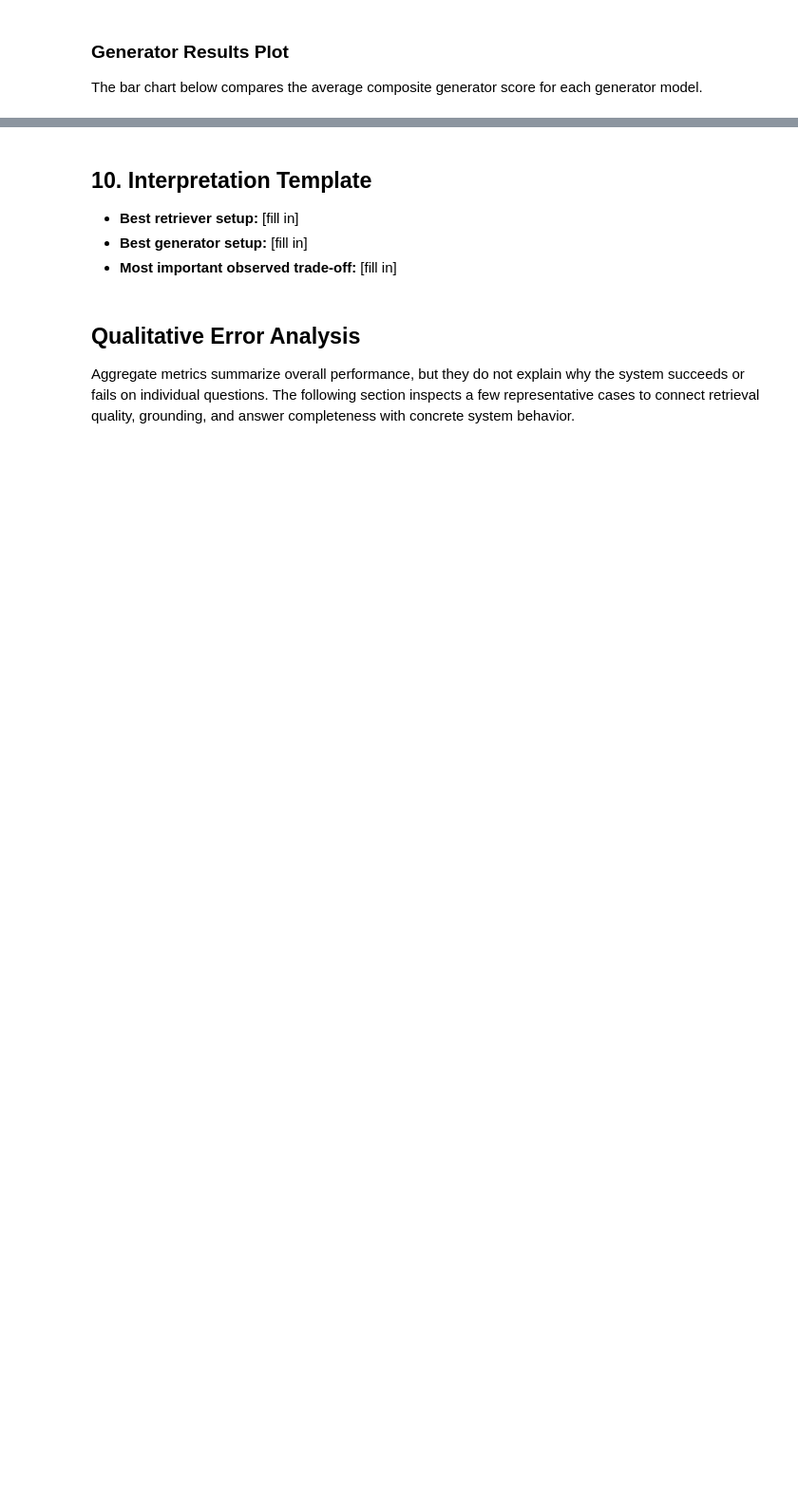
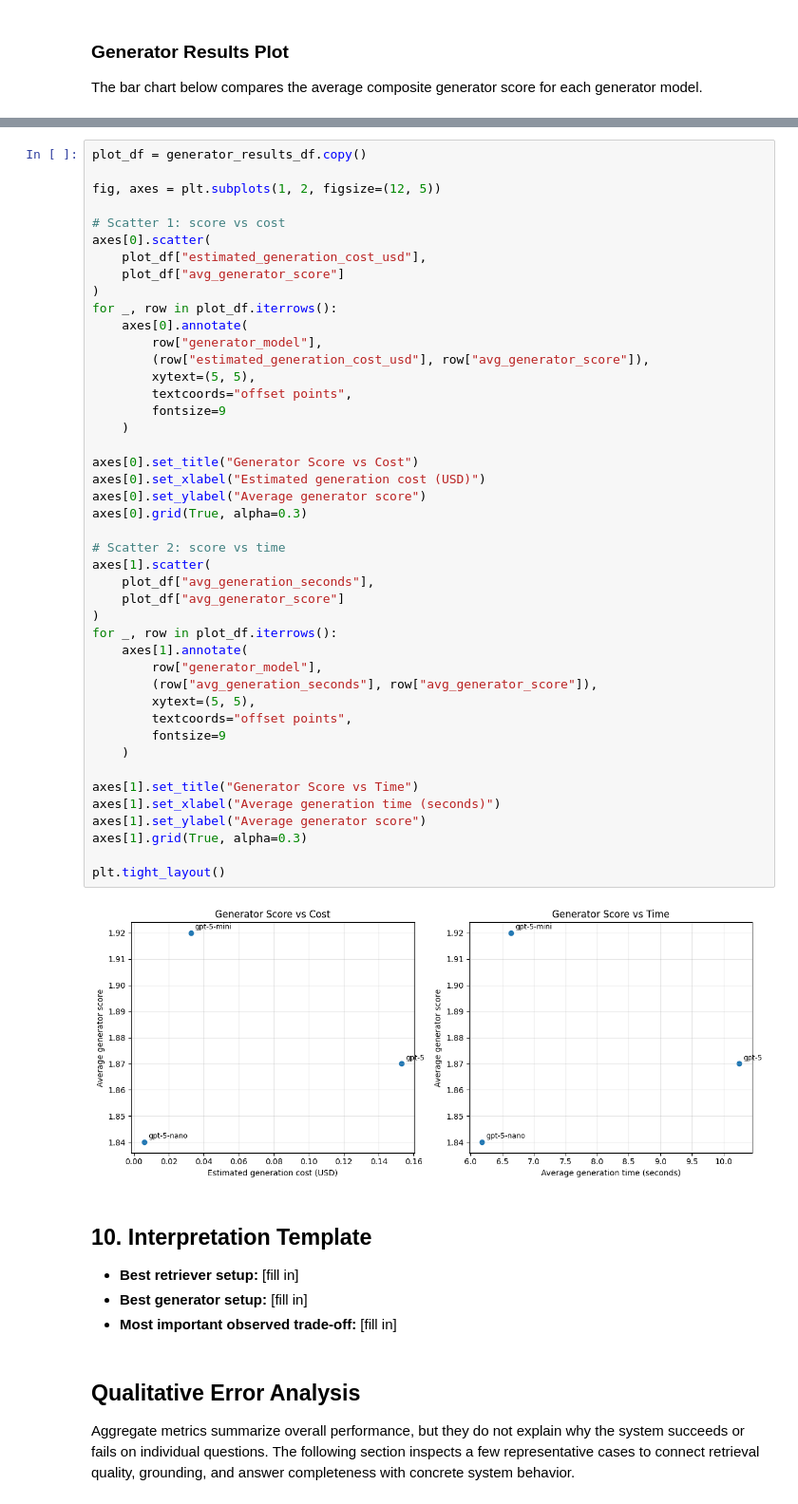
Before and after one commit to Steff72/npr_mc_1, a Jupyter notebook: npr_mc_1.ipynb, the cells around one changed output, grey strips where cells are left out. Shown at 95% size. Saved outputs shown, nothing was run; the diff lists cells and outputs as text; blank space fills up the shorter version.

```diff
--- a/npr_mc_1.ipynb
+++ b/npr_mc_1.ipynb
@@ -1344,3 +1621,49 @@ plt.show()
+# %%
+plot_df = generator_results_df.copy()
+
+fig, axes = plt.subplots(1, 2, figsize=(12, 5))
+
+# Scatter 1: score vs cost
+axes[0].scatter(
+    plot_df["estimated_generation_cost_usd"],
+    plot_df["avg_generator_score"]
+)
+for _, row in plot_df.iterrows():
+    axes[0].annotate(
+        row["generator_model"],
+        (row["estimated_generation_cost_usd"], row["avg_generator_score"]),
+        xytext=(5, 5),
+        textcoords="offset points",
+        fontsize=9
+    )
+
+axes[0].set_title("Generator Score vs Cost")
+axes[0].set_xlabel("Estimated generation cost (USD)")
+axes[0].set_ylabel("Average generator score")
+axes[0].grid(True, alpha=0.3)
+
+# Scatter 2: score vs time
+axes[1].scatter(
+    plot_df["avg_generation_seconds"],
+    plot_df["avg_generator_score"]
+)
+for _, row in plot_df.iterrows():
+    axes[1].annotate(
+        row["generator_model"],
+        (row["avg_generation_seconds"], row["avg_generator_score"]),
+        xytext=(5, 5),
+        textcoords="offset points",
+        fontsize=9
+    )
+
+axes[1].set_title("Generator Score vs Time")
+axes[1].set_xlabel("Average generation time (seconds)")
+axes[1].set_ylabel("Average generator score")
+axes[1].grid(True, alpha=0.3)
+
+plt.tight_layout()
+# %% [output]
+[figure, added]
 # %% [markdown]
 ## 10. Interpretation Template
 
```
Also changed, not shown: parts of 22 cells of this notebook.
